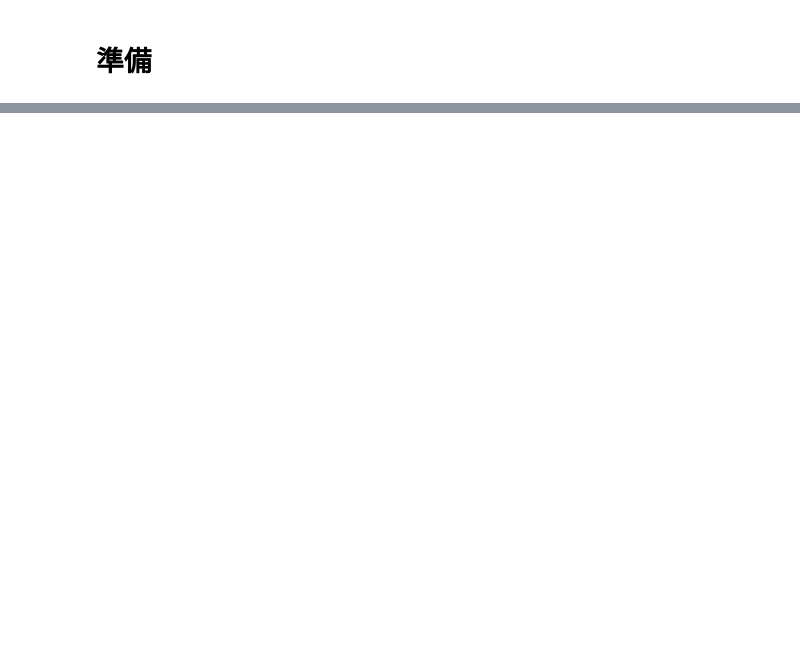
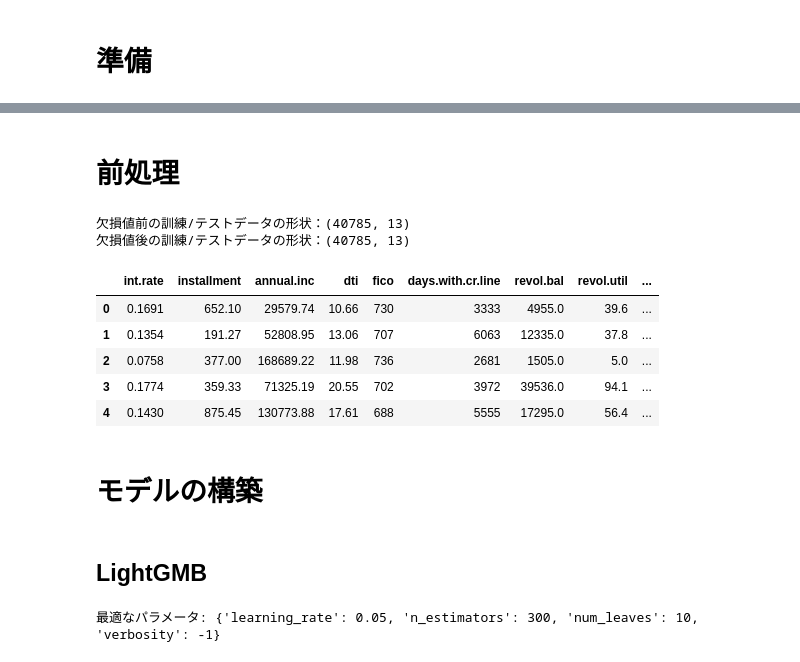
Before and after one commit to christian6022/MUFJ_Basic_Camp2024, a Jupyter notebook: src/model.ipynb, the cells around one changed output, grey strips where cells are left out. Drawn from its saved outputs; the diff is of its cells as text; code cells hidden in the pictures; blank space fills up the shorter version.

```diff
--- a/src/model.ipynb
+++ b/src/model.ipynb
@@ -102 +114,35 @@ memory usage: 4.0+ MB
 None
+# %% [markdown]
+# 前処理
+# %%
+"""欠損値のある行の削除"""
+print(f"欠損値前の訓練/テストデータの形状：{train_df.shape}")
+
+# 欠損値の削除
+train_df_drop = train_df.dropna()
+
+print(f"欠損値後の訓練/テストデータの形状：{train_df_drop.shape}")
+# %% [output]
+欠損値前の訓練/テストデータの形状：(40785, 13)
+欠損値後の訓練/テストデータの形状：(40785, 13)
+# %%
+"""テストデータの欠損値は中央値で補完"""
+
+test_df["purpose"].fillna(test_df["purpose"].mode()[0], inplace=True)
+test_df['installment'].fillna(test_df["installment"].median(), inplace=True)
+test_df['revol.bal'].fillna(test_df["revol.bal"].median(), inplace=True)
+test_df['revol.util'].fillna(test_df["revol.util"].median(), inplace=True)
+# %%
+"""カテゴリカル変数（purpose）のエンコーディング"""
+# "purpose"列をone-hotエンコーディング
+train_df_encoded = pd.get_dummies(train_df_drop, columns=['purpose'], prefix='purpose')
+test_df_encoded = pd.get_dummies(test_df, columns=['purpose'], prefix='purpose')
+
+display(train_df_encoded.head())
+# %% [output]
+|  | int.rate | installment | annual.inc | dti | fico | days.with.cr.line | revol.bal | revol.util | ... |
+| 0 | 0.1691 | 652.10 | 29579.74 | 10.66 | 730 | 3333 | 4955.0 | 39.6 | ... |
+| 1 | 0.1354 | 191.27 | 52808.95 | 13.06 | 707 | 6063 | 12335.0 | 37.8 | ... |
+| 2 | 0.0758 | 377.00 | 168689.22 | 11.98 | 736 | 2681 | 1505.0 | 5.0 | ... |
+| 3 | 0.1774 | 359.33 | 71325.19 | 20.55 | 702 | 3972 | 39536.0 | 94.1 | ... |
+| 4 | 0.1430 | 875.45 | 130773.88 | 17.61 | 688 | 5555 | 17295.0 | 56.4 | ... |
@@ -102,0 +164,34 @@ None
+# %% [markdown]
+# モデルの構築
+# %% [markdown]
+## LightGMB
+# %%
+"""GridSearchCVでパラメータチューニングを行う"""
+
+# チューニングするパラメータ
+params = {
+    "n_estimators": [280, 300, 330],
+    "num_leaves": [10],
+    "learning_rate": [0.05],
+    "verbosity": [-1],
+}
+
+# インスタンスの作成
+lgbm = LGBMClassifier(random_state=42)
+grid_search = GridSearchCV(
+    estimator=lgbm,
+    param_grid=params,
+    cv=10,
+    scoring="roc_auc"
+)
+
+# モデルの訓練
+grid_search.fit(X_train, y_train)
+print(f"最適なパラメータ: {grid_search.best_params_}")
+
+best_model = grid_search.best_estimator_
+
+# 予測確率の計算
+y_pred_prob = best_model.predict_proba(X_test)[:, 1]
+# %% [output]
+最適なパラメータ: {'learning_rate': 0.05, 'n_estimators': 300, 'num_leaves': 10, 'verbosity': -1}
```
Also changed, not shown: parts of 10 cells of this notebook, 2 other files.
